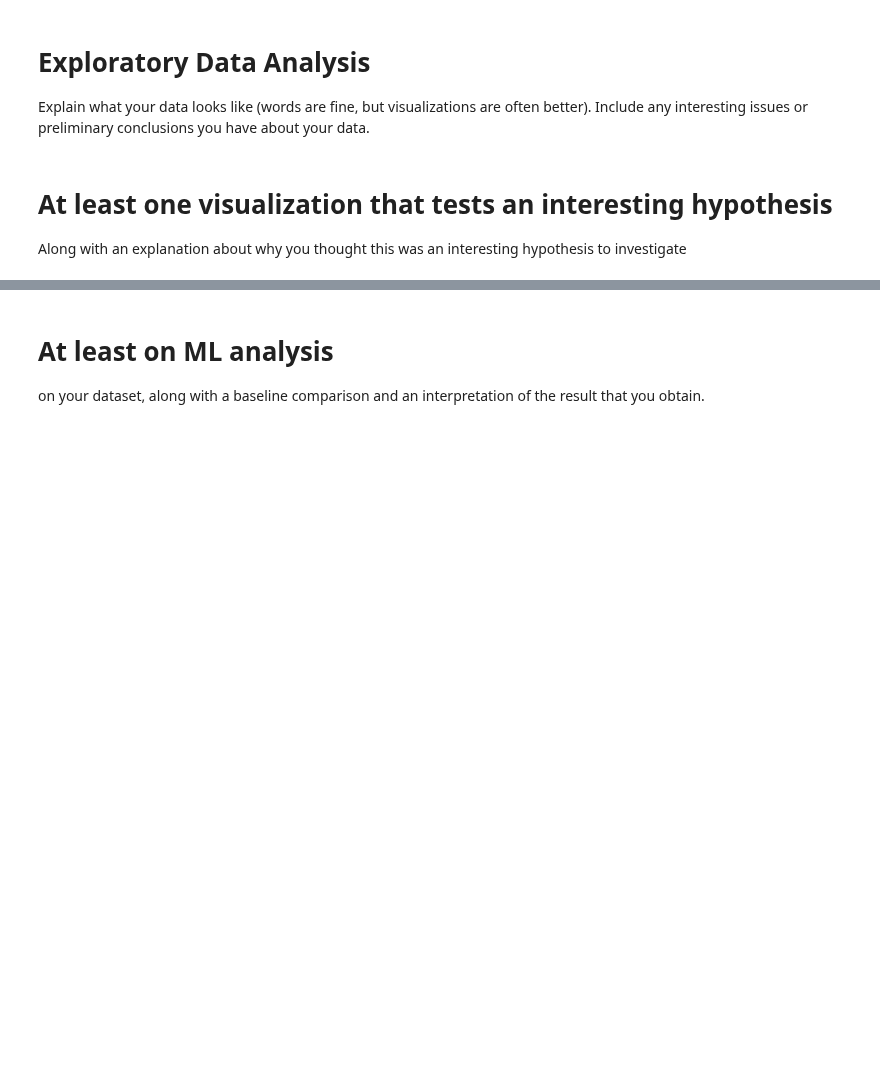
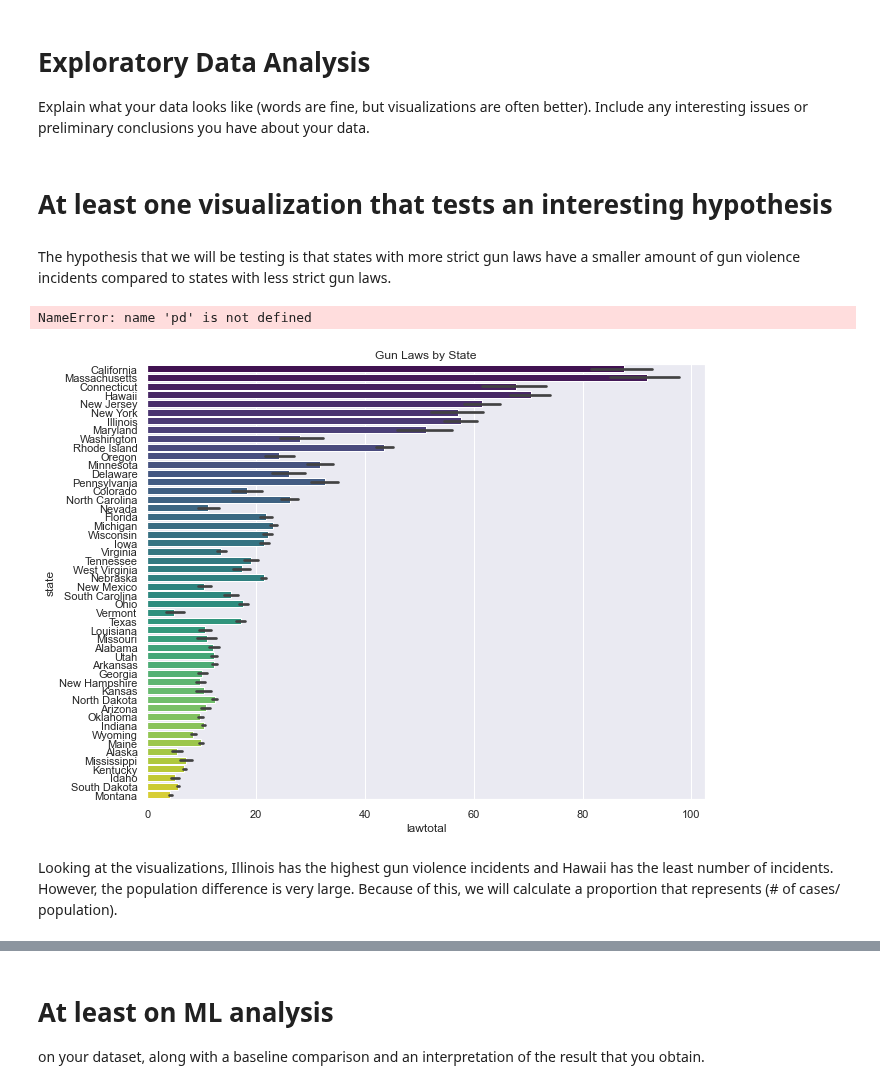
Before and after one commit to uic-cs418/cs418-spring22-purple, a Jupyter notebook: progress_report.ipynb, the cells around one changed output, grey strips where cells are left out. Drawn from its saved outputs; the diff is of its cells as text; code cells hidden in the pictures; blank space fills up the shorter version.

Commit message:
Update progress_report.ipynb
Added project description and hypothesis testing

```diff
--- a/progress_report.ipynb
+++ b/progress_report.ipynb
@@ -14,4 +18,32 @@ Show clearly how you cleaned your data
 Explain what your data looks like (words are fine, but visualizations are often better). Include any interesting issues or preliminary conclusions you have about your data.
 # %% [markdown]
 # At least one visualization that tests an interesting hypothesis
-Along with an explanation about why you thought this was an interesting hypothesis to investigate
+# %% [markdown]
+The hypothesis that we will be testing is that states with more strict gun laws have a smaller amount of gun violence incidents compared to states with less strict gun laws.
+# %%
+# Reading in data for gun violence counts and firearm laws
+gun_data = pd.read_csv('gun-violence-data_01-2013_03-2018.csv')
+missing_row = ['sban_1', '2017-10-01', 'Nevada', 'Las Vegas', 'Mandalay Bay 3950 Blvd S', 59, 489, 'https://en.wikipedia.org/wiki/2017_Las_Vegas_shooting', 'https://en.wikipedia.org/wiki/2017_Las_Vegas_shooting', '-', '-', '-', '-', '-', '36.095', 'Hotel',
+               '-115.171667', 47, 'Route 91 Harvest Festiva; concert, open fire from 32nd floor. 47 guns seized; TOTAL:59 kill, 489 inj, number shot TBD,girlfriend Marilou Danley POI', '-', '-', '-', '-', '-', '-', '-', '-', '-', '-']
+gun_data.loc[len(gun_data)] = missing_row
+
+gunlaws = pd.read_csv('statefirearmlaws.csv')
+gun_laws = pd.DataFrame(data = gunlaws,columns=['state', 'year', 'lawtotal'])
+
+
+df_state = gun_data.groupby(['state']).size().reset_index(name='counts')
+df_state = df_state.sort_values(by='counts', ascending=False)
+sns.set(rc = {'figure.figsize':(10,8)})
+sns.barplot(x='counts', y='state', data=df_state, palette='viridis').set(title="Gun Violence Count by State");
+
+df_state.head()
+# %% [output]
+NameError: name 'pd' is not defined
+# %%
+df_laws = gun_laws.sort_values(by='lawtotal', ascending=False)
+sns.set(rc = {'figure.figsize':(10,8)})
+sns.barplot(x='lawtotal', y='state', data=df_laws, palette='viridis').set(title="Gun Laws by State");
+# %% [output]
+[figure, added]
+# %% [markdown]
+Looking at the visualizations, Illinois has the highest gun violence incidents and Hawaii has the least number of incidents. However, the population difference is very large. Because of this, we will calculate a proportion that represents (# of cases/ population).
```
Also changed, not shown: parts of 8 cells of this notebook, 1 other file.
